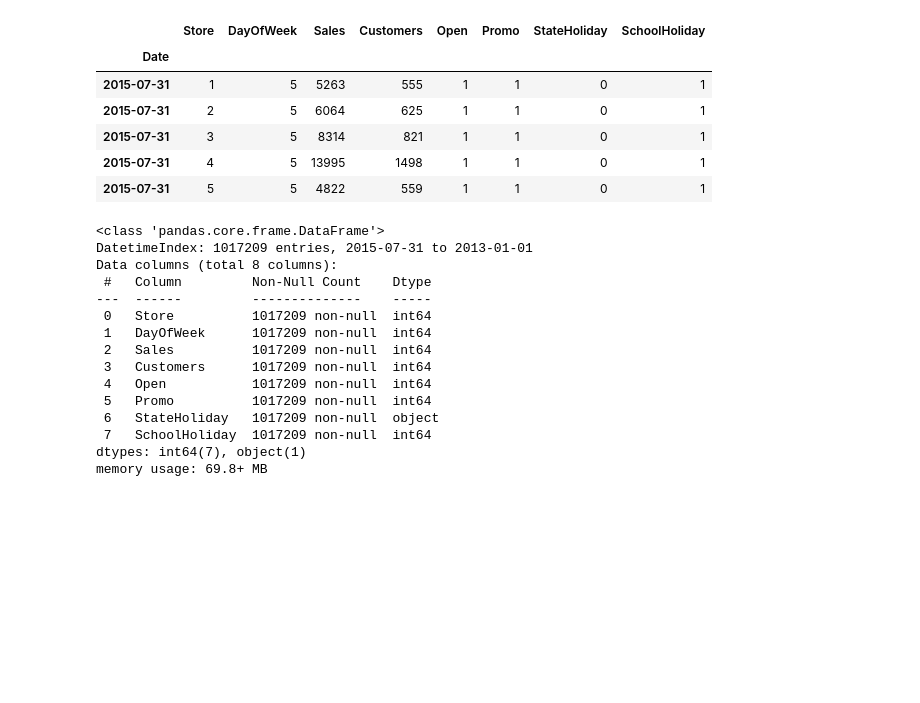
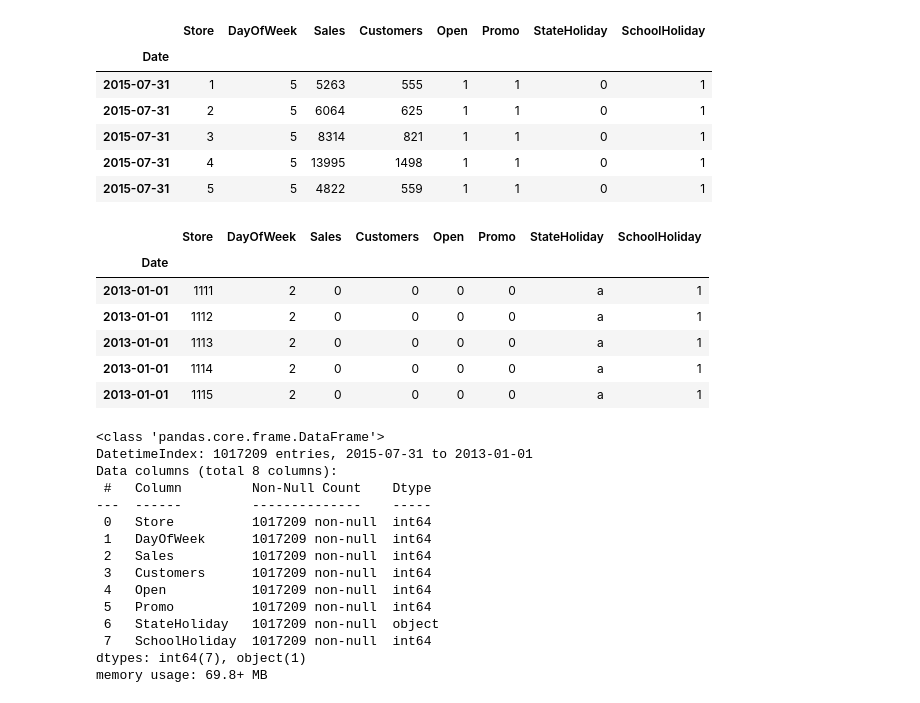
Before and after one commit to maxashoka3/Rossmann-Sales-Prediction, a Jupyter notebook: Rossmann_Sales_Prediction.ipynb, the cells around one changed output. Saved outputs shown, nothing was run; the diff lists cells and outputs as text; code cells hidden in the pictures; blank space fills up the shorter version.

```diff
--- a/Rossmann_Sales_Prediction.ipynb
+++ b/Rossmann_Sales_Prediction.ipynb
@@ -37,6 +42,16 @@ rossmann_df.head()
 | 2015-07-31 | 3 | 5 | 8314 | 821 | 1 | 1 | 0 | 1 |
 | 2015-07-31 | 4 | 5 | 13995 | 1498 | 1 | 1 | 0 | 1 |
 | 2015-07-31 | 5 | 5 | 4822 | 559 | 1 | 1 | 0 | 1 |
+# %%
+rossmann_df.tail()
+# %% [output]
+|  | Store | DayOfWeek | Sales | Customers | Open | Promo | StateHoliday | SchoolHoliday |
+| Date |  |  |  |  |  |  |  |  |
+| 2013-01-01 | 1111 | 2 | 0 | 0 | 0 | 0 | a | 1 |
+| 2013-01-01 | 1112 | 2 | 0 | 0 | 0 | 0 | a | 1 |
+| 2013-01-01 | 1113 | 2 | 0 | 0 | 0 | 0 | a | 1 |
+| 2013-01-01 | 1114 | 2 | 0 | 0 | 0 | 0 | a | 1 |
+| 2013-01-01 | 1115 | 2 | 0 | 0 | 0 | 0 | a | 1 |
 # %%
 # Getting the Rossmann dataset information
 rossmann_df.info()
```
Also changed, not shown: parts of 38 cells of this notebook.
